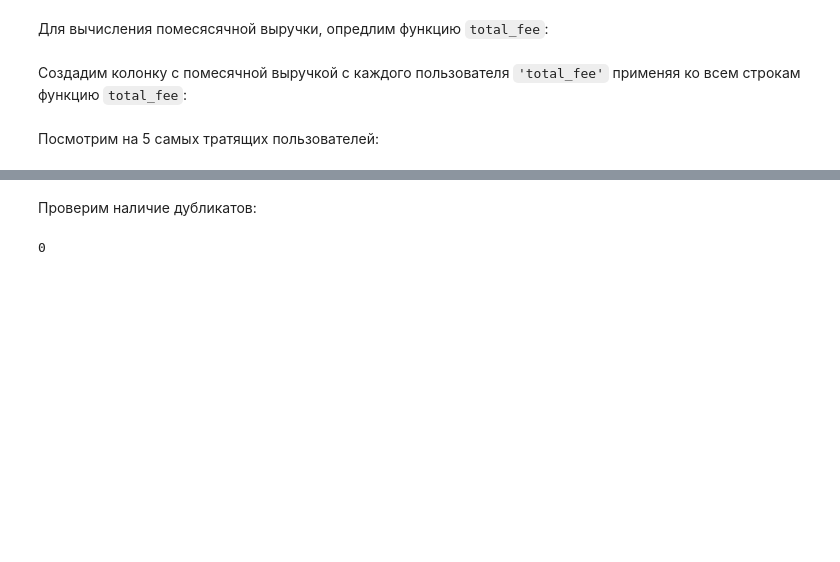
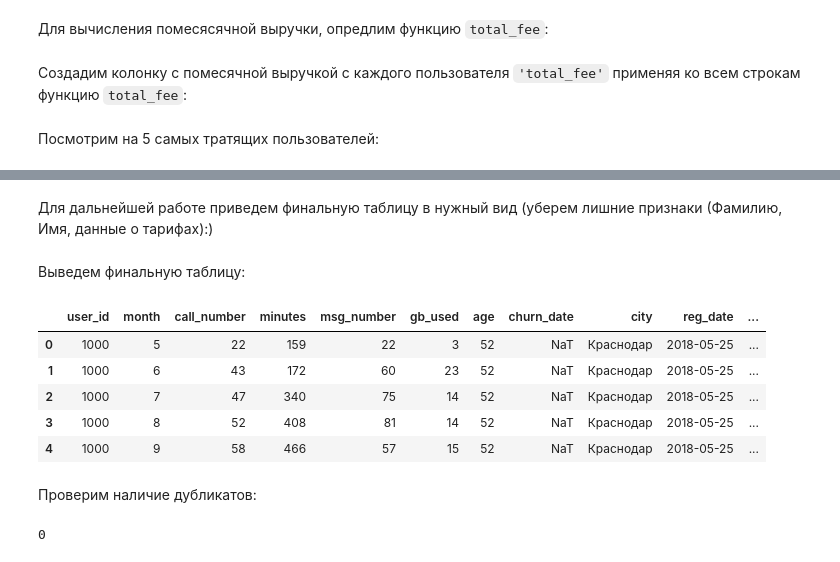
Before and after one commit to klipbn/klip_study, a Jupyter notebook: determination_of_promising_tariff/determination_of_promising_tariff.ipynb, the cells around one changed output, grey strips where cells are left out. Drawn from its saved outputs; the diff is of its cells as text; code cells hidden in the pictures; blank space fills up the shorter version.

```diff
--- a/determination_of_promising_tariff/determination_of_promising_tariff.ipynb
+++ b/determination_of_promising_tariff/determination_of_promising_tariff.ipynb
@@ -572,0 +593,2 @@ df.sort_values(by='total_fee', ascending=False).head()
+# %% [markdown]
+Для дальнейшей работе приведем финальную таблицу в нужный вид (уберем лишние признаки (Фамилию, Имя, данные о тарифах):)
@@ -573,3 +599,14 @@ df.sort_values(by='total_fee', ascending=False).head()
+# %% [markdown]
+Выведем финальную таблицу:
+# %%
+df.head()
+# %% [output]
+|  | user_id | month | call_number | minutes | msg_number | gb_used | age | churn_date | city | reg_date | ... |
+| 0 | 1000 | 5 | 22 | 159 | 22 | 3 | 52 | NaT | Краснодар | 2018-05-25 | ... |
+| 1 | 1000 | 6 | 43 | 172 | 60 | 23 | 52 | NaT | Краснодар | 2018-05-25 | ... |
+| 2 | 1000 | 7 | 47 | 340 | 75 | 14 | 52 | NaT | Краснодар | 2018-05-25 | ... |
+| 3 | 1000 | 8 | 52 | 408 | 81 | 14 | 52 | NaT | Краснодар | 2018-05-25 | ... |
+| 4 | 1000 | 9 | 58 | 466 | 57 | 15 | 52 | NaT | Краснодар | 2018-05-25 | ... |
 # %% [markdown]
 Проверим наличие дубликатов:
 # %%
```
Also changed, not shown: parts of 12 cells of this notebook.
